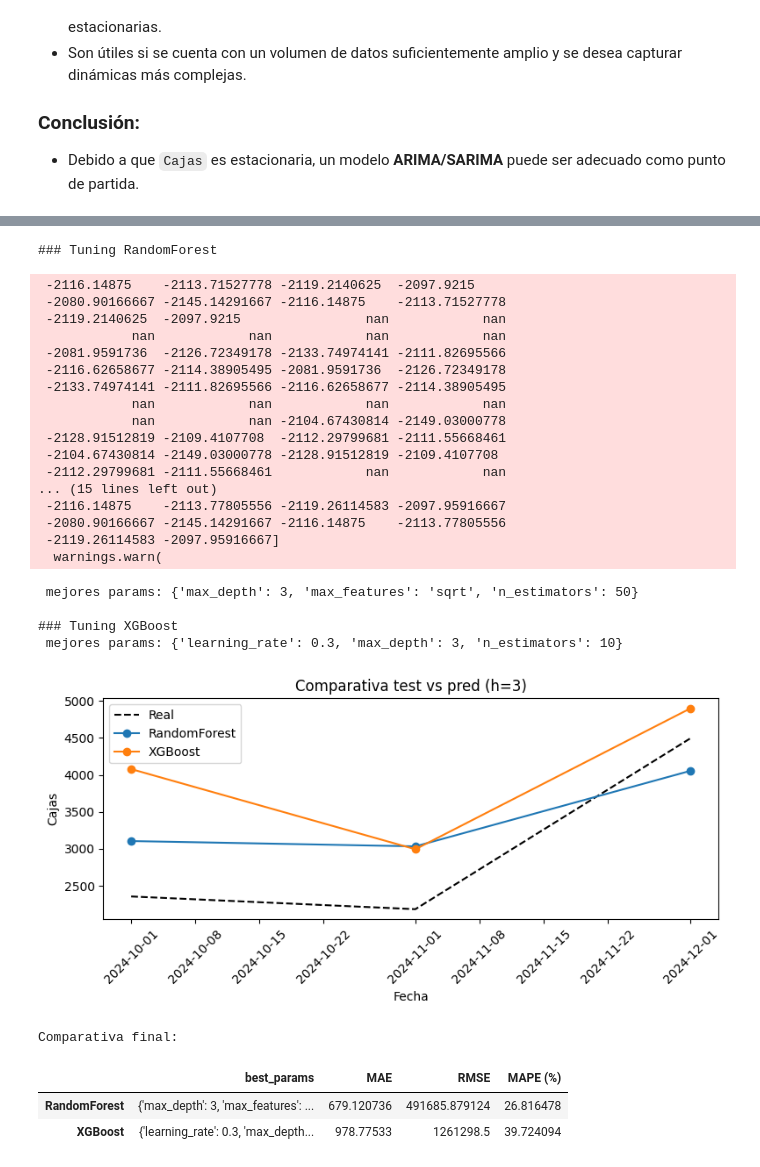
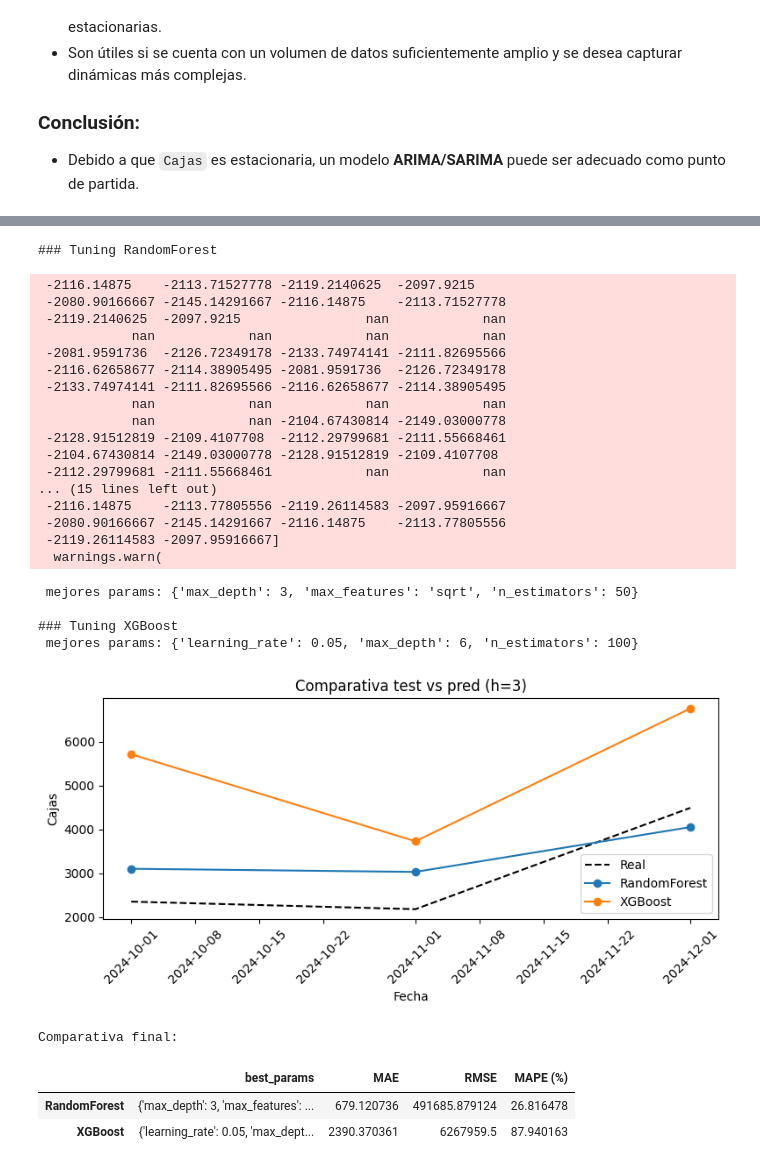
Before and after one commit to anagabyfuentes/ProyectoIntegrador_Mermas, a Jupyter notebook: Avance4_13Equipo.ipynb, the cells around one changed output, grey strips where cells are left out. Drawn from its saved outputs; the diff is of its cells as text; code cells hidden in the pictures.

```diff
--- a/Avance4_13Equipo.ipynb
+++ b/Avance4_13Equipo.ipynb
@@ -771,10 +655,11 @@ plt.show()
 # MODELO BASE DE REGRESIÓN LINEAL (BASELINE)
 # -------------------------------
 # Crear una copia limpia del DataFrame
-df_model = df.copy()
+df_model = og_df_2.copy()
 
 # Eliminar columnas datetime
-df_model = df_model.select_dtypes(exclude=['datetime64[ns]'])
+dt_cols = df_model.columns[df_model.dtypes.apply(pd.api.types.is_datetime64_any_dtype)]
+df_model = df_model.drop(columns=dt_cols)
 
 # Convertir columnas categóricas a string de forma segura
 for col in df_model.select_dtypes(include=['category', 'object', 'bool']).columns:
@@ -1072,9 +919,6 @@ Durante el análisis, se encontró que:
 # %%
 og_df_2.to_csv("og_exogenas.csv", index=False)
 # %%
-warnings.filterwarnings('ignore', category=FitFailedWarning)
-warnings.filterwarnings('ignore', category=FutureWarning)
-
 # 1) Carga y filtro
 df = pd.read_csv('/content/og_exogenas.csv', parse_dates=['Fecha'], index_col='Fecha')
 if df.index.tz: df.index = df.index.tz_localize(None)
@@ -1122,7 +966,7 @@ dfp = y_train.reset_index().rename(columns={'Fecha':'ds','y':'y'})
 dfp['ds'] = dfp['ds'].dt.tz_localize(None)
 for c in ex_train.columns: dfp[c] = ex_train[c].values
 
-#m = Prophet(weekly_seasonality=True, daily_seasonality=True)
+#m = Prophet(weekly_seasonality=False, daily_seasonality=False)
 m = Prophet()
 for c in ex_train.columns: m.add_regressor(c)
 m.fit(dfp)
@@ -1191,7 +1035,7 @@ for name, series in [
     err = score(y_test, series)
     plt.plot(
         series.index, series, marker='o',
-        label=f"{name} (MAE={err['MAE']:.1f}, RMSE={err['RMSE']:.1f},  MAPE={err['MAPE']:.2f %})"
+        label=f"{name} (MAE={err['MAE']:.1f}, RMSE={err['RMSE']:.1f},  MAPE={err['MAPE']:.2f})"
     )
 
 plt.title('Pronóstico Tomate Saladete Bodega + Errores')
@@ -1236,7 +1082,7 @@ models = {
         }
     },
     'XGBoost': {
-        'est': XGBRegressor(objective='reg:neg_mean_absolute_error', random_state=42),
+        'est': XGBRegressor(objective='reg:absoluteerror', random_state=42),
         'params': {
             # default n_estimators = 100
             'n_estimators': [10, 50, 100, 200, 300, 400, 500],
@@ -1297,39 +1143,39 @@ plt.ylabel("Cajas")
 plt.xticks(rotation=45)
 plt.legend()
 plt.tight_layout()
 plt.show()
 
 
 print("\n\nComparativa final:")
 df_res[['best_params','MAE','RMSE','MAPE (%)']]
 # %% [output]
 ### Tuning RandomForest
  -2116.14875    -2113.71527778 -2119.2140625  -2097.9215
  -2080.90166667 -2145.14291667 -2116.14875    -2113.71527778
  -2119.2140625  -2097.9215                nan            nan
             nan            nan            nan            nan
  -2081.9591736  -2126.72349178 -2133.74974141 -2111.82695566
  -2116.62658677 -2114.38905495 -2081.9591736  -2126.72349178
  -2133.74974141 -2111.82695566 -2116.62658677 -2114.38905495
             nan            nan            nan            nan
             nan            nan -2104.67430814 -2149.03000778
  -2128.91512819 -2109.4107708  -2112.29799681 -2111.55668461
  -2104.67430814 -2149.03000778 -2128.91512819 -2109.4107708
  -2112.29799681 -2111.55668461            nan            nan
 ... (15 lines left out)
  -2116.14875    -2113.77805556 -2119.26114583 -2097.95916667
  -2080.90166667 -2145.14291667 -2116.14875    -2113.77805556
  -2119.26114583 -2097.95916667]
   warnings.warn(
  mejores params: {'max_depth': 3, 'max_features': 'sqrt', 'n_estimators': 50}
 
 ### Tuning XGBoost
- mejores params: {'learning_rate': 0.3, 'max_depth': 3, 'n_estimators': 10}
+ mejores params: {'learning_rate': 0.05, 'max_depth': 6, 'n_estimators': 100}
-[figure, old version]
+[figure, new version]
 Comparativa final:
 |  | best_params | MAE | RMSE | MAPE (%) |
 | RandomForest | {'max_depth': 3, 'max_features': ... | 679.120736 | 491685.879124 | 26.816478 |
-| XGBoost | {'learning_rate': 0.3, 'max_depth... | 978.77533 | 1261298.5 | 39.724094 |
+| XGBoost | {'learning_rate': 0.05, 'max_dept... | 2390.370361 | 6267959.5 | 87.940163 |
 # %%
 df_res[['best_params']]
 # %% [output]
```
Also changed, not shown: parts of 31 cells of this notebook.
